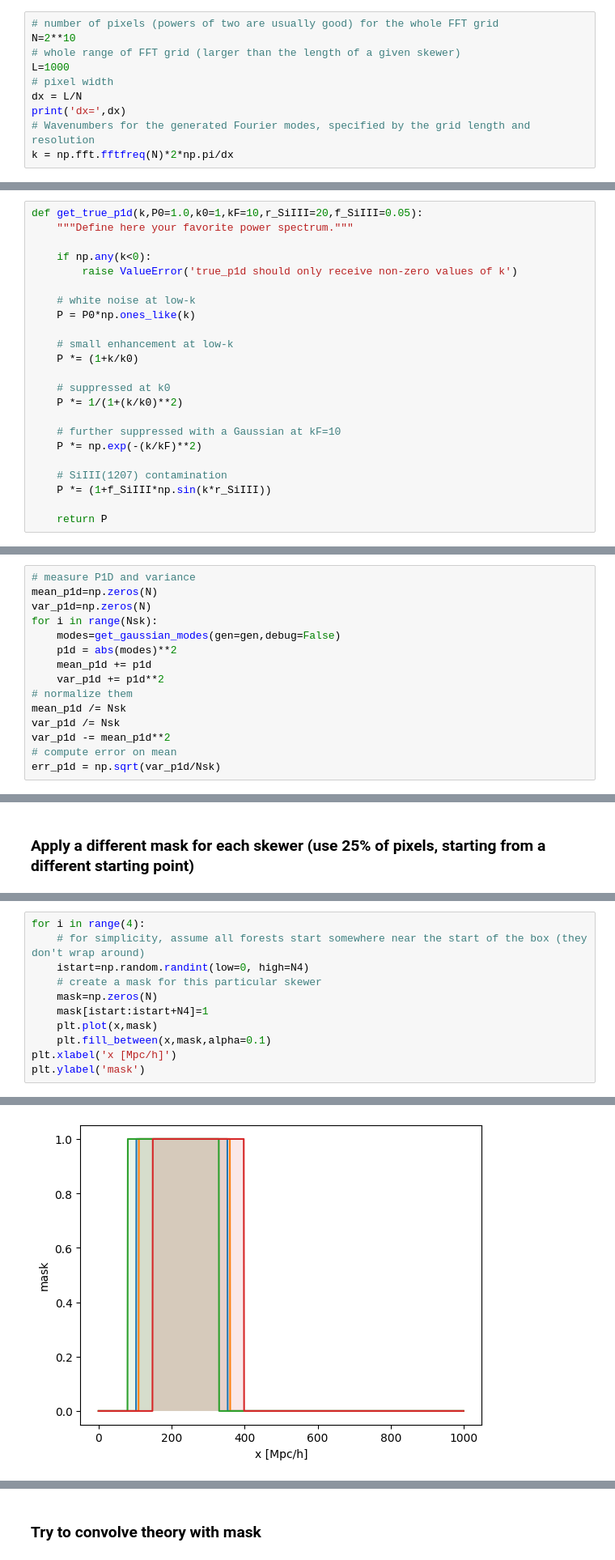
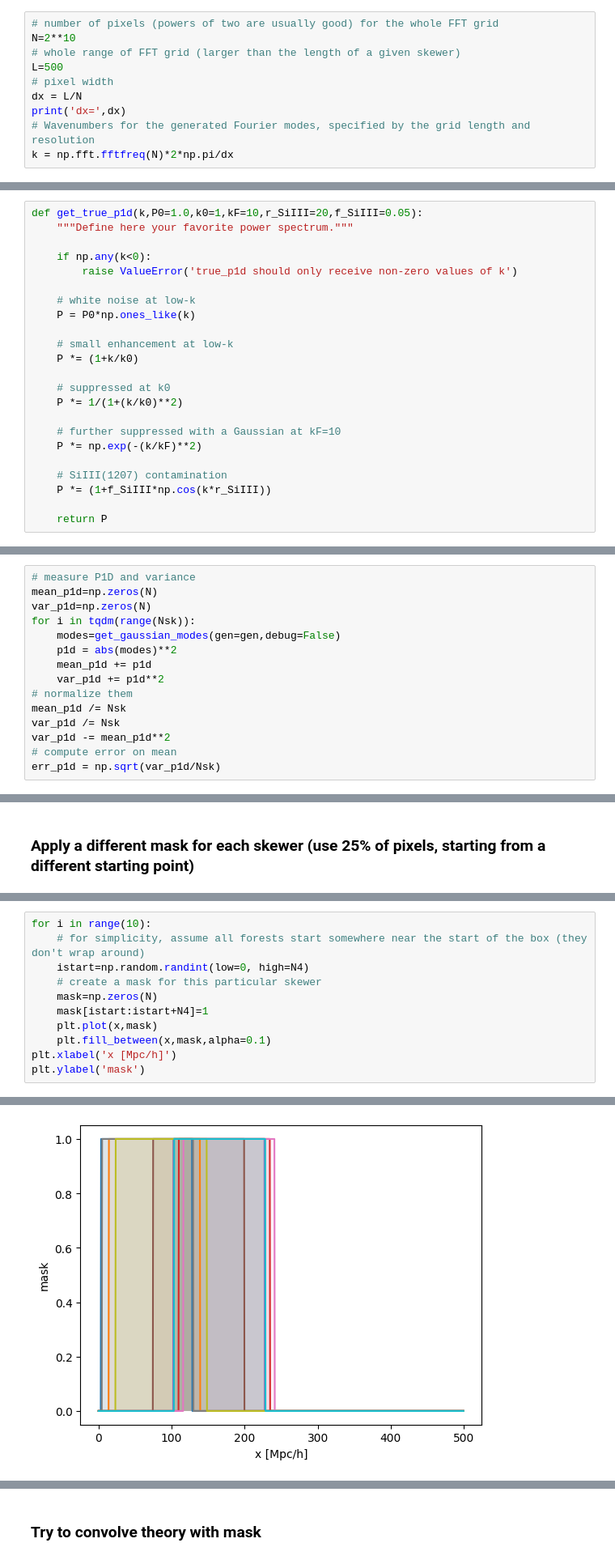
Before and after one commit to sindhusatyavolu/fourier_playground, a Jupyter notebook: notebooks/diff_zq.ipynb, the cells around one changed output, grey strips where cells are left out. Shown at 81% size. Drawn from its saved outputs; the diff is of its cells as text.

```diff
--- a/notebooks/diff_zq.ipynb
+++ b/notebooks/diff_zq.ipynb
@@ -12,7 +13,7 @@ Define the FFT grid
 # number of pixels (powers of two are usually good) for the whole FFT grid
 N=2**10
 # whole range of FFT grid (larger than the length of a given skewer)
-L=1000
+L=500
 # pixel width
 dx = L/N
 print('dx=',dx)
@@ -63,7 +64,7 @@ def get_true_p1d(k,P0=1.0,k0=1,kF=10,r_SiIII=20,f_SiIII=0.05):
     P *= np.exp(-(k/kF)**2)
 
     # SiIII(1207) contamination
-    P *= (1+f_SiIII*np.sin(k*r_SiIII))
+    P *= (1+f_SiIII*np.cos(k*r_SiIII))
 
     return P
 # %%
@@ -136,7 +137,7 @@ gen = np.random.default_rng(seed)
 # measure P1D and variance
 mean_p1d=np.zeros(N)
 var_p1d=np.zeros(N)
-for i in range(Nsk):
+for i in tqdm(range(Nsk)):
     modes=get_gaussian_modes(gen=gen,debug=False)
     p1d = abs(modes)**2
     mean_p1d += p1d
@@ -173,18 +174,18 @@ N4=N//4
 x = dx*np.arange(N)
 # %%
-for i in range(4):
+for i in range(10):
     # for simplicity, assume all forests start somewhere near the start of the box (they don't wrap around)
     istart=np.random.randint(low=0, high=N4)
     # create a mask for this particular skewer
     mask=np.zeros(N)
     mask[istart:istart+N4]=1
     plt.plot(x,mask)
     plt.fill_between(x,mask,alpha=0.1)
 plt.xlabel('x [Mpc/h]')
 plt.ylabel('mask')
 # %% [output]
 Text(0, 0.5, 'mask')
-[figure, old version]
+[figure, new version]
 # %%
 # reset seed again
 gen = np.random.default_rng(seed)
```
Also changed, not shown: parts of 28 cells of this notebook, 2 other files.
